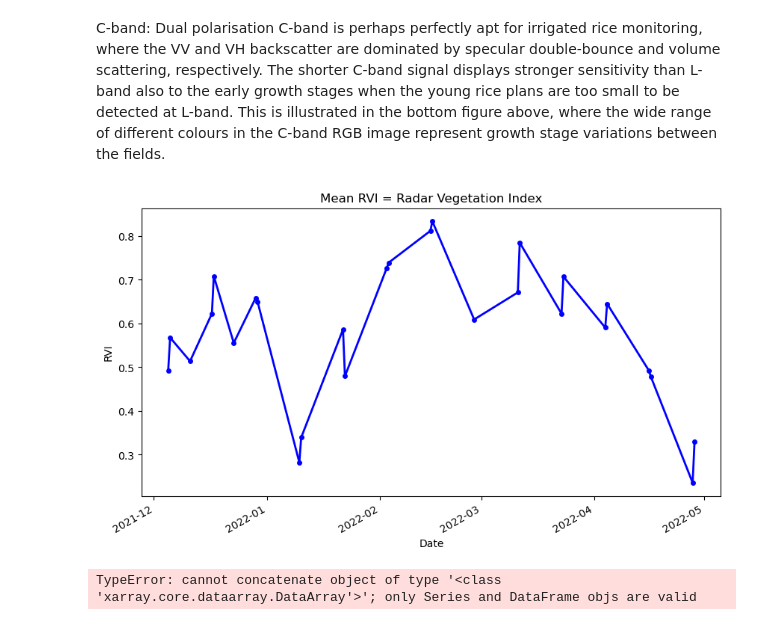
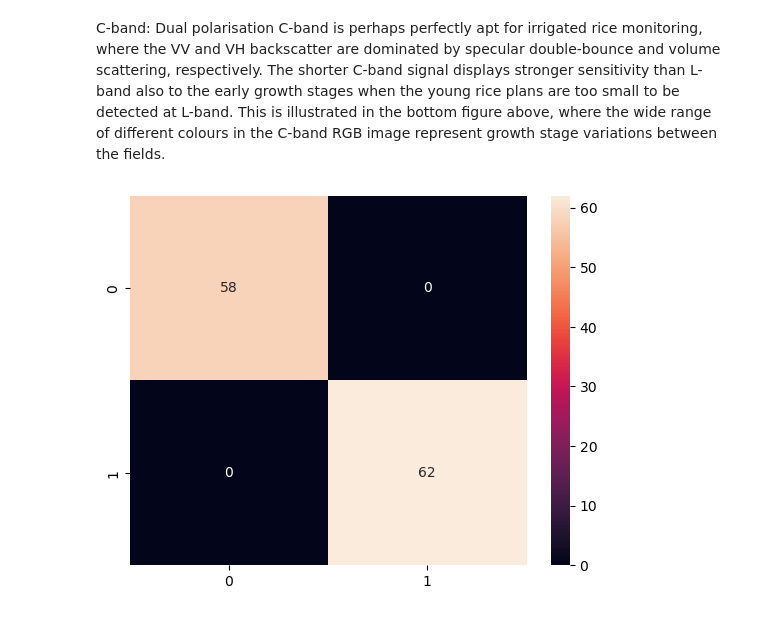
Before and after one commit to Martoto/EY-Open-Science-Data-Challenge, a Jupyter notebook: Get_Data.ipynb, the cells around one changed output. Drawn from its saved outputs; the diff is of its cells as text; code cells hidden in the pictures.

```diff
--- a/Get_Data.ipynb
+++ b/Get_Data.ipynb
@@ -123,0 +143,4 @@ plt.figure(figsize=(18,5))
+# %%
+
+crossCo = (data.vh/data.vv).to_dataset(name='crossCo')
+data = data.merge(crossCo)
@@ -182,14 +244,3 @@ The shorter C-band signal displays stronger sensitivity than L-band also to the
 when the young rice plans are too small to be detected at L-band. This is illustrated in the bottom
 figure above, where the wide range of different colours in the C-band RGB image represent
 growth stage variations between the fields.
-# %%
-fig = plt.figure(figsize=(10, 5))
-crossCo.plot(color='blue',marker='o',markersize=4,linewidth=2)
-
-
-plt.title("Mean RVI = Radar Vegetation Index")
-plt.xlabel("Date")
-plt.ylabel("RVI")
-plt.show()
-# %% [output]
-[figure, removed]
@@ -208,7 +247,42 @@ def combine_two_datasets(dataset1,dataset2):
-# %%
-crop_data = combine_two_datasets(crop_presence_data,rvi)
-crop_data.head()
-#save the data using pickle
-#crop_data.to_pickle("./Data/crop_data.pkl")
-# %% [output]
-TypeError: cannot concatenate object of type '<class 'xarray.core.dataarray.DataArray'>'; only Series and DataFrame objs are valid
+# %%
+smooth_data = smooth_data.stack(variables=('bands', 'time'))
+# %%
+#split data into train and test
+X_train, X_test, y_train, y_test = train_test_split(smooth_data.values, crop_presence_data['Class of Land'][0:599], test_size=0.2, random_state=42)
+# %%
+#prepares catboost data
+
+train_data = X_train
+
+train_labels = y_train
+
+#split data into train and test
+
+test_data = catboost_pool = Pool(data=X_test, label=y_test)
+
+model = CatBoostClassifier(iterations=1000,
+                           learning_rate=0.1,
+                           depth=6,
+                           loss_function='Logloss',
+                           eval_metric='F1',
+                           random_seed=42,
+                           has_time=True)
+
+model.fit(train_data, train_labels, plot=True)
+
+# make the prediction using the resulting model
+preds_class = model.predict(test_data)
+preds_proba = model.predict_proba(test_data)
+print("class = ", preds_class)
+print("proba = ", preds_proba)
+# %%
+#plot confusion matrix
+from sklearn.metrics import confusion_matrix
+import seaborn as sns
+import matplotlib.pyplot as plt
+
+cm = confusion_matrix(y_test, preds_class)
+sns.heatmap(cm, annot=True, fmt='d')
+plt.show()
+# %% [output]
+[figure, added]
```
Also changed, not shown: parts of 21 cells of this notebook.
